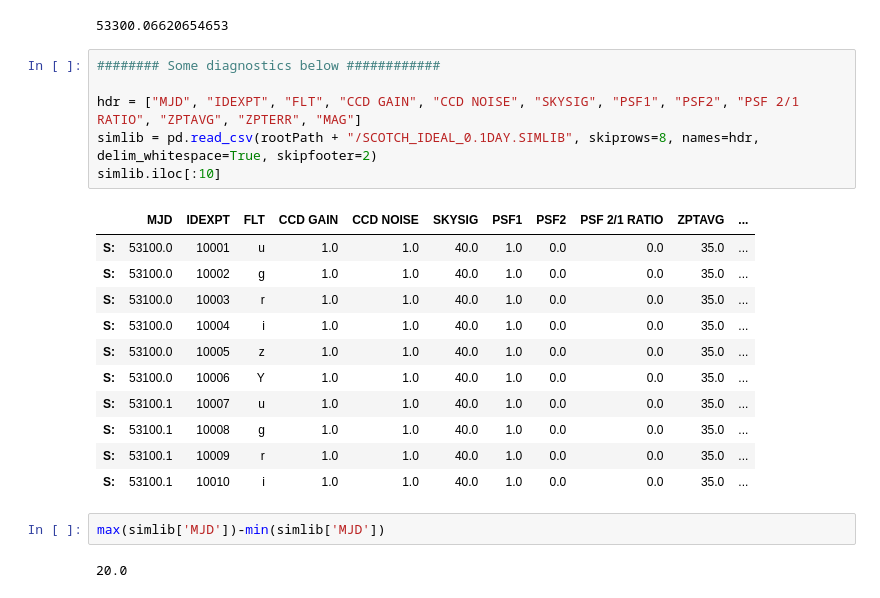
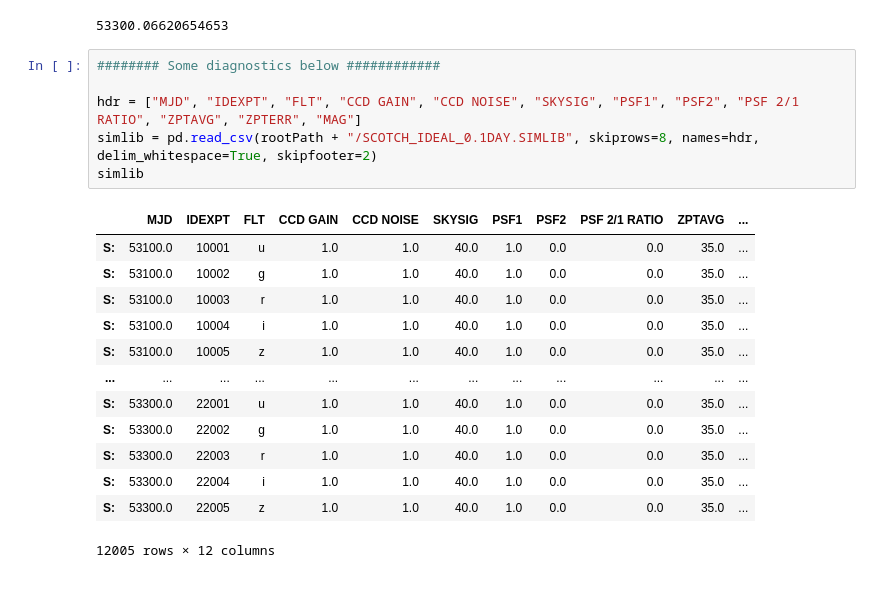
Before and after one commit to LSSTDESC/transient-host-sims, a Jupyter notebook: notebooks/make_new_simlib.ipynb, the cells around one changed output. Saved outputs shown, nothing was run; the diff lists cells and outputs as text.

```diff
--- a/notebooks/make_new_simlib.ipynb
+++ b/notebooks/make_new_simlib.ipynb
@@ -145,22 +146,20 @@ mjdsteps[-1]
 # %%
 ######## Some diagnostics below ############
 
 hdr = ["MJD", "IDEXPT", "FLT", "CCD GAIN", "CCD NOISE", "SKYSIG", "PSF1", "PSF2", "PSF 2/1 RATIO", "ZPTAVG", "ZPTERR", "MAG"]
 simlib = pd.read_csv(rootPath + "/SCOTCH_IDEAL_0.1DAY.SIMLIB", skiprows=8, names=hdr, delim_whitespace=True, skipfooter=2)
-simlib.iloc[:10]
+simlib
 # %% [output]
 |  | MJD | IDEXPT | FLT | CCD GAIN | CCD NOISE | SKYSIG | PSF1 | PSF2 | PSF 2/1 RATIO | ZPTAVG | ... |
 | S: | 53100.0 | 10001 | u | 1.0 | 1.0 | 40.0 | 1.0 | 0.0 | 0.0 | 35.0 | ... |
 | S: | 53100.0 | 10002 | g | 1.0 | 1.0 | 40.0 | 1.0 | 0.0 | 0.0 | 35.0 | ... |
 | S: | 53100.0 | 10003 | r | 1.0 | 1.0 | 40.0 | 1.0 | 0.0 | 0.0 | 35.0 | ... |
 | S: | 53100.0 | 10004 | i | 1.0 | 1.0 | 40.0 | 1.0 | 0.0 | 0.0 | 35.0 | ... |
 | S: | 53100.0 | 10005 | z | 1.0 | 1.0 | 40.0 | 1.0 | 0.0 | 0.0 | 35.0 | ... |
-| S: | 53100.0 | 10006 | Y | 1.0 | 1.0 | 40.0 | 1.0 | 0.0 | 0.0 | 35.0 | ... |
-| S: | 53100.1 | 10007 | u | 1.0 | 1.0 | 40.0 | 1.0 | 0.0 | 0.0 | 35.0 | ... |
-| S: | 53100.1 | 10008 | g | 1.0 | 1.0 | 40.0 | 1.0 | 0.0 | 0.0 | 35.0 | ... |
-| S: | 53100.1 | 10009 | r | 1.0 | 1.0 | 40.0 | 1.0 | 0.0 | 0.0 | 35.0 | ... |
-| S: | 53100.1 | 10010 | i | 1.0 | 1.0 | 40.0 | 1.0 | 0.0 | 0.0 | 35.0 | ... |
+| ... | ... | ... | ... | ... | ... | ... | ... | ... | ... | ... | ... |
+| S: | 53300.0 | 22001 | u | 1.0 | 1.0 | 40.0 | 1.0 | 0.0 | 0.0 | 35.0 | ... |
+| S: | 53300.0 | 22002 | g | 1.0 | 1.0 | 40.0 | 1.0 | 0.0 | 0.0 | 35.0 | ... |
+| S: | 53300.0 | 22003 | r | 1.0 | 1.0 | 40.0 | 1.0 | 0.0 | 0.0 | 35.0 | ... |
+| S: | 53300.0 | 22004 | i | 1.0 | 1.0 | 40.0 | 1.0 | 0.0 | 0.0 | 35.0 | ... |
+| S: | 53300.0 | 22005 | z | 1.0 | 1.0 | 40.0 | 1.0 | 0.0 | 0.0 | 35.0 | ... |
+12005 rows × 12 columns
-# %%
-max(simlib['MJD'])-min(simlib['MJD'])
-# %% [output]
-20.0
```
Also changed, not shown: parts of 1 cell of this notebook, 3 other files.
